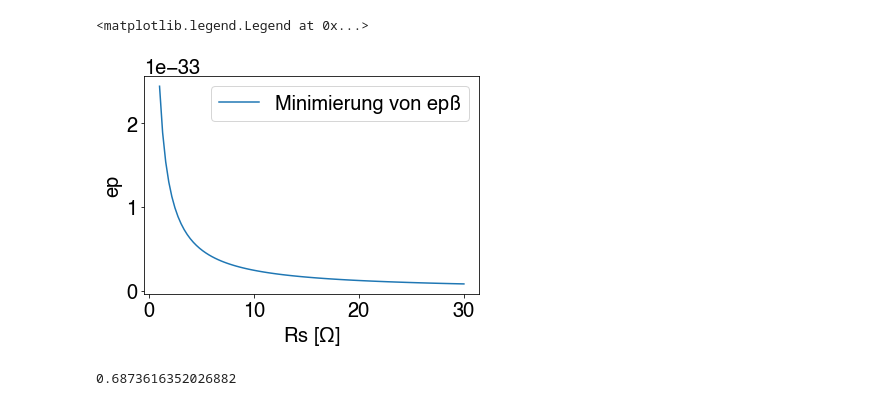
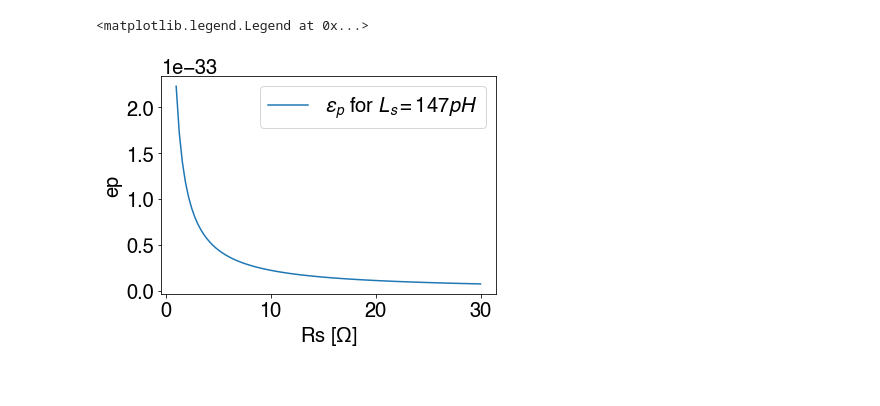
Before and after one commit to nkahne/Master-Thesis, a Jupyter notebook: Python/Bestimmung von Rs .ipynb, the cells around one changed output. Saved outputs shown, nothing was run; the diff lists cells and outputs as text; code cells hidden in the pictures.

```diff
--- a/Python/Bestimmung von Rs .ipynb
+++ b/Python/Bestimmung von Rs .ipynb
@@ -6,17 +6,17 @@ import matplotlib.pyplot as plt
 # %%
 #Minimierung der Energiesensitivität
 
-phi0 = 2.068e-15
+phi0 = 2.0678e-15
 kb = 1.38e-23
 h = 6.626e-34
 T = 20e-3
 Ic = 6e-6
 C = 0.95e-12
 Ls = 147e-12
-Li = 1.64*4e-9
 Lpar = 0.5e-9
 Lm = 13.3e-9
 Lp = Lm/2
+Li = Lp+Lpar
 kis = 0.75
 sin = Li/(Li + Lpar + Lp)
 
@@ -29,21 +29,22 @@ def betaC(Rs):
 def ep(Rs,Ls):
     return kb*T*np.sqrt(betaL(Ls)*phi0*C/(2*Ic))*np.sqrt(np.pi*betaL(Ls)/betaC(Rs))*((1-kis**2*sin)**2+np.sqrt(2)*(1+betaL(Ls))**2/betaL(Ls)**2)*(2*Lpar+Lm)/(kis**2*sin**2*Lm)
 # %%
-ep_array = np.array([])
+ep_arrayR = np.array([])
 Rs_array = np.linspace(1,30,100)
 for r in Rs_array:
-    ep_array = np.append(ep_array,ep(r,147e-12))
+    ep_arrayR = np.append(ep_arrayR,ep(r,147e-12))
+
+ep_arrayL = np.array([])
+Ls_array = np.linspace(1,200,2000)*1e-12
+for l in Ls_array:
+    ep_arrayL = np.append(ep_arrayL,ep(6,l))
 # %%
 plt.rc('font', family='Helvetica', size=20)
 plt.rc('mathtext',fontset='custom',rm='Helvetica',it='Helvetica:italic',default='it')
-plt.plot(Rs_array, ep_array, label="Minimierung von epß")
+plt.plot(Rs_array, ep_arrayR, label=r"$\epsilon_p$ for $L_s=147pH$")
 plt.xlabel("Rs [$\Omega$]")
 plt.ylabel("ep")
 plt.legend()
 # %% [output]
 <matplotlib.legend.Legend at 0x...>
-[figure, old version]
+[figure, new version]
-# %%
-betaC(6.3)
-# %% [output]
-0.6873616352026882
```
Also changed, not shown: parts of 7 cells of this notebook, 14 other files.
